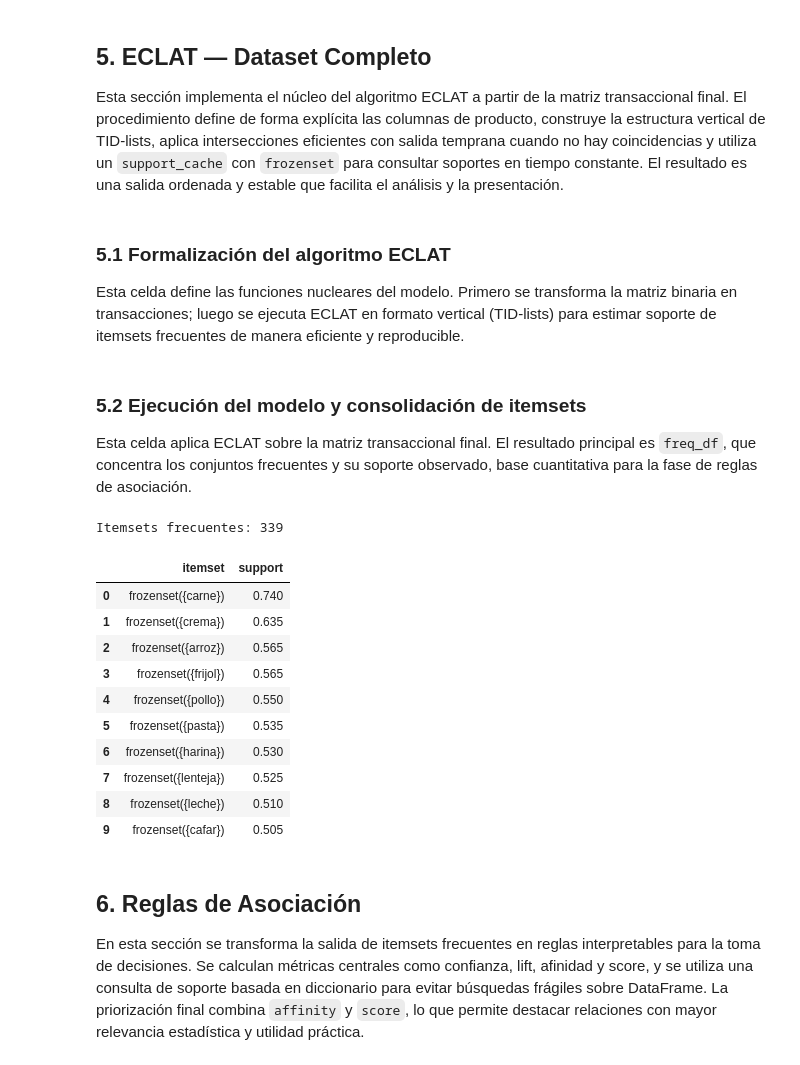
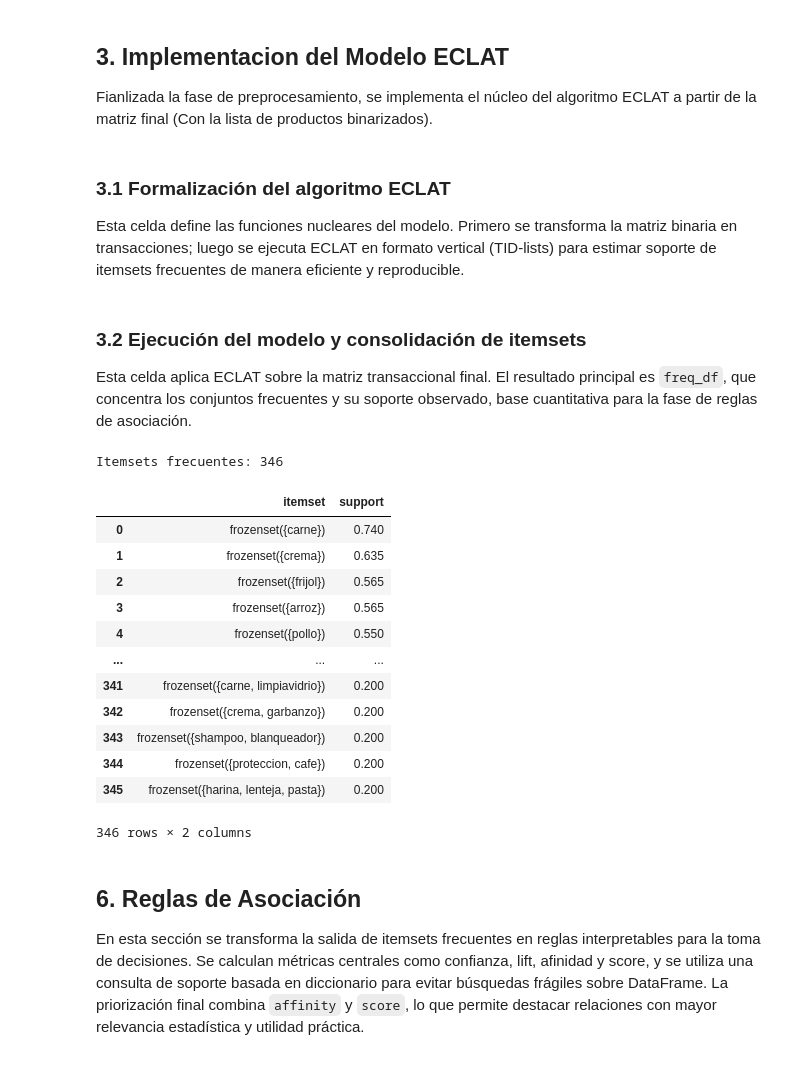
Before and after one commit to 5arSanti/data-mining-eclat, a Jupyter notebook: eclat_habitos_compra.ipynb, the cells around one changed output. Saved outputs shown, nothing was run; the diff lists cells and outputs as text; code cells hidden in the pictures.

```diff
--- a/eclat_habitos_compra.ipynb
+++ b/eclat_habitos_compra.ipynb
@@ -29,23 +23,3 @@ import pandas as pd
 import seaborn as sns
 import spacy
 from sklearn.preprocessing import MultiLabelBinarizer
-
-pd.set_option('display.max_columns', None)
-sns.set_theme(style='whitegrid')
-
-# ── Configuración global ──────────────────────────────
-DATASET_PATH = Path('data/dataset.xlsx')
-SHEET_NAME = 'Respuestas de formulario 1'
-MIN_SUPPORT = 0.2
-MAX_ITEMSET = 3
-EDAD_BINS = [0, 25, 35, 50, 100]
-EDAD_LABELS = ['Joven', 'Adulto joven', 'Adulto', 'Senior']
-OUTPUT_PATH = Path('df_procesado.xlsx')
-# ─────────────────────────────────────────────────────
-
-try:
-    nlp = spacy.load('es_core_news_sm', disable=['parser', 'ner'])
-except OSError as exc:
-    raise RuntimeError(
-        'No se encontró el modelo es_core_news_sm. Ejecuta: python -m spacy download es_core_news_sm'
-    ) from exc
@@ -152,4 +213,7 @@ replace_map: dict[str, str | None] = {
     "bananos": "banano",
     "frijoles": "frijol",
     "jabon": "jabon tocador",
+    "cafar": "cafe",
+    "suavizantes": "suavizante",
+    "suavizant": "suavizante",
 }
@@ -369,9 +464,9 @@ Transacciones: 200
 # %% [markdown]
-## 5. ECLAT — Dataset Completo
+## 3. Implementacion del Modelo ECLAT
 
-Esta sección implementa el núcleo del algoritmo ECLAT a partir de la matriz transaccional final. El procedimiento define de forma explícita las columnas de producto, construye la estructura vertical de TID-lists, aplica intersecciones eficientes con salida temprana cuando no hay coincidencias y utiliza un `support_cache` con `frozenset` para consultar soportes en tiempo constante. El resultado es una salida ordenada y estable que facilita el análisis y la presentación.
+Fianlizada la fase de preprocesamiento, se implementa el núcleo del algoritmo ECLAT a partir de la matriz final (Con la lista de productos binarizados).
 # %% [markdown]
-### 5.1 Formalización del algoritmo ECLAT
+### 3.1 Formalización del algoritmo ECLAT
 
 Esta celda define las funciones nucleares del modelo. Primero se transforma la matriz binaria en transacciones; luego se ejecuta ECLAT en formato vertical (TID-lists) para estimar soporte de itemsets frecuentes de manera eficiente y reproducible.
 # %%
@@ -385,8 +480,8 @@ def build_transactions(product_binary_df: pd.DataFrame) -> list[list[str]]:
 
 def run_eclat(
     data: pd.DataFrame,
-    min_support: float = MIN_SUPPORT,
-    max_len: int = MAX_ITEMSET,
+    min_support: float,
+    max_len: int,
 ) -> tuple[pd.DataFrame, dict[frozenset[str], float], pd.DataFrame]:
     """Ejecuta ECLAT y retorna itemsets frecuentes, cache de soporte y dataframe de productos."""
     product_cols = [c for c in PRODUCT_COLUMNS if c in data.columns]
@@ -433,27 +528,32 @@ def run_eclat(
     )
     return freq_df, support_cache, data_products
 # %% [markdown]
-### 5.2 Ejecución del modelo y consolidación de itemsets
+### 3.2 Ejecución del modelo y consolidación de itemsets
 
 Esta celda aplica ECLAT sobre la matriz transaccional final. El resultado principal es `freq_df`, que concentra los conjuntos frecuentes y su soporte observado, base cuantitativa para la fase de reglas de asociación.
 # %%
 # Propósito: ejecutar el algoritmo ECLAT sobre la base final y obtener itemsets frecuentes.
-freq_df, support_cache, productos_df = run_eclat(df_final)
+MIN_SUPPORT = 0.2
+MAX_ITEMSET = 3
+
+freq_df, support_cache, productos_df = run_eclat(df_final, MIN_SUPPORT, MAX_ITEMSET)
 print("Itemsets frecuentes:", len(freq_df))
-display(freq_df.head(10))
+display(freq_df)
 # %% [output]
-Itemsets frecuentes: 339
+Itemsets frecuentes: 346
 |  | itemset | support |
 | 0 | frozenset({carne}) | 0.740 |
 | 1 | frozenset({crema}) | 0.635 |
-| 2 | frozenset({arroz}) | 0.565 |
-| 3 | frozenset({frijol}) | 0.565 |
+| 2 | frozenset({frijol}) | 0.565 |
+| 3 | frozenset({arroz}) | 0.565 |
 | 4 | frozenset({pollo}) | 0.550 |
-| 5 | frozenset({pasta}) | 0.535 |
-| 6 | frozenset({harina}) | 0.530 |
-| 7 | frozenset({lenteja}) | 0.525 |
-| 8 | frozenset({leche}) | 0.510 |
-| 9 | frozenset({cafar}) | 0.505 |
+| ... | ... | ... |
+| 341 | frozenset({carne, limpiavidrio}) | 0.200 |
+| 342 | frozenset({crema, garbanzo}) | 0.200 |
+| 343 | frozenset({shampoo, blanqueador}) | 0.200 |
+| 344 | frozenset({proteccion, cafe}) | 0.200 |
+| 345 | frozenset({harina, lenteja, pasta}) | 0.200 |
+346 rows × 2 columns
 # %% [markdown]
 ## 6. Reglas de Asociación
 
```
Also changed, not shown: parts of 56 cells of this notebook, 3 other files.
